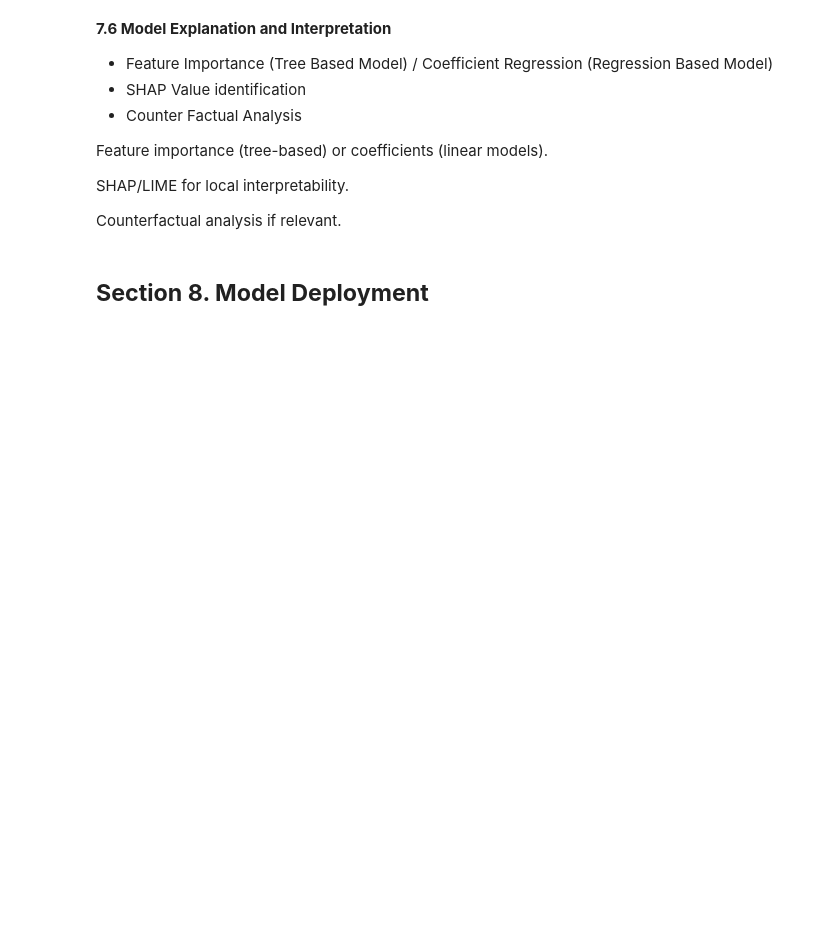
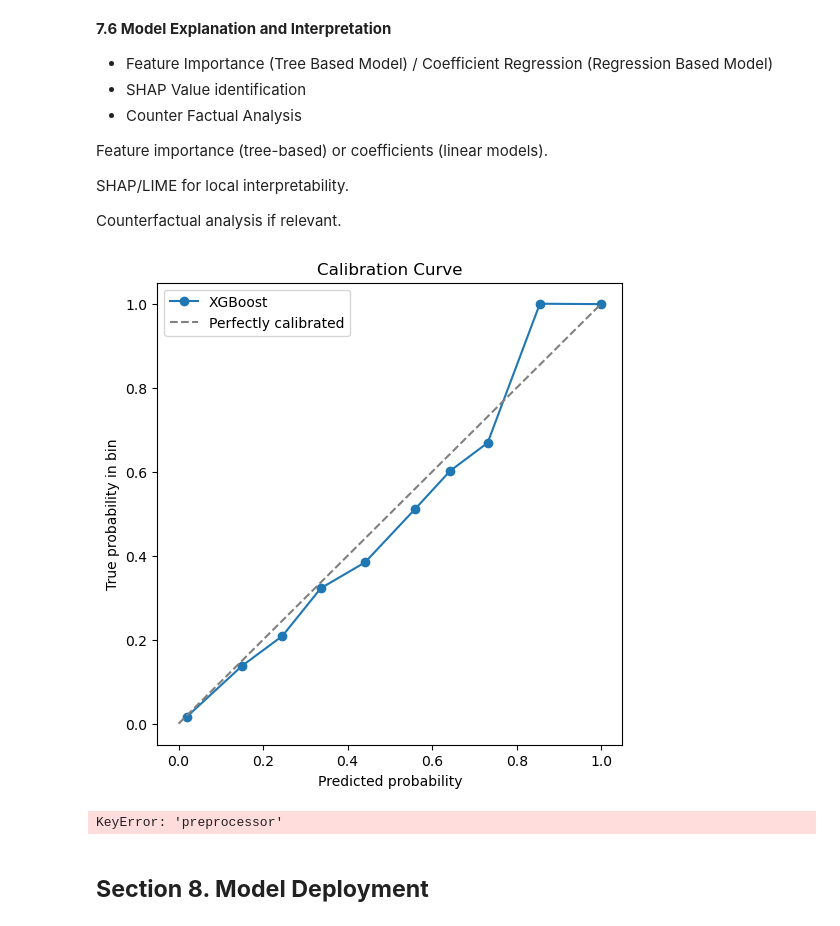
Before and after one commit to AliefRND/MachineLearningProject, a Jupyter notebook: notebooks/Notebook.ipynb, the cells around one changed output. Cells and saved outputs as stored; diff of their text form; code cells hidden in the pictures; blank space fills up the shorter version.

```diff
--- a/notebooks/Notebook.ipynb
+++ b/notebooks/Notebook.ipynb
@@ -1247,3 +1758,65 @@ Counterfactual analysis if relevant.
+# %%
+# 7.7 Calibration & Interpretability (XGB only)
+
+import numpy as np
+import pandas as pd
+import matplotlib.pyplot as plt
+from sklearn.calibration import calibration_curve
+
+# -- 1) Calibration curve
+def plot_calibration_curve(pipe, X_test, y_test, label):
+    y_prob = pipe.predict_proba(X_test)[:, 1]
+    prob_true, prob_pred = calibration_curve(y_test, y_prob, n_bins=10)
+    plt.figure(figsize=(6,6))
+    plt.plot(prob_pred, prob_true, marker='o', label=label)
+    plt.plot([0,1], [0,1], '--', color='gray', label='Perfectly calibrated')
+    plt.xlabel('Predicted probability')
+    plt.ylabel('True probability in bin')
+    plt.title('Calibration Curve')
+    plt.legend()
+    plt.show()
+
+# Ensure the final pipeline is fitted
+xgb_final.fit(X_train, y_train)   # safe even if already fitted
+
+plot_calibration_curve(xgb_final, X_test, y_test, 'XGBoost')
+
+# -- 2) Feature importance (Top 15)
+def feature_importance_from_pipeline(pipe, topk=15):
+    pre = pipe.named_steps['preprocessor']
+    # Try by names; fallback by position
+    try:
+        num_cols = pre.transformers_[ [t[0] for t in pre.transformers_].index('num') ][2]
+        cat_cols = pre.transformers_[ [t[0] for t in pre.transformers_].index('cat') ][2]
+        onehot = pre.named_transformers_['cat'].named_steps['onehot']
+    except Exception:
+        # assumes numeric at idx 0, categorical at idx 1
+        num_cols = pre.transformers_[0][2]
+        cat_cols = pre.transformers_[1][2]
+        onehot = pre.transformers_[1][1].named_steps['onehot']
+
+    ohe_features = onehot.get_feature_names_out(cat_cols)
+    feature_names = np.concatenate([np.array(num_cols), ohe_features])
+
+    importances = pipe.named_steps['clf'].feature_importances_
+    fi = (pd.DataFrame({'Feature': feature_names, 'Importance': importances})
+            .sort_values('Importance', ascending=False)
+            .head(topk))
+
+    plt.figure(figsize=(8,6))
+    plt.barh(fi['Feature'], fi['Importance'])
+    plt.gca().invert_yaxis()
+    plt.title(f'Top {topk} Feature Importances – XGB')
+    plt.xlabel('Importance')
+    plt.tight_layout()
+    plt.show()
+    return fi
+
+fi_xgb = feature_importance_from_pipeline(xgb_final, topk=15)
+fi_xgb.head()
+# %% [output]
+[figure, added]
+KeyError: 'preprocessor'
 # %% [markdown]
 ## **Section 8. Model Deployment**
 # %% [markdown]
```
Also changed, not shown: parts of 51 cells of this notebook.
